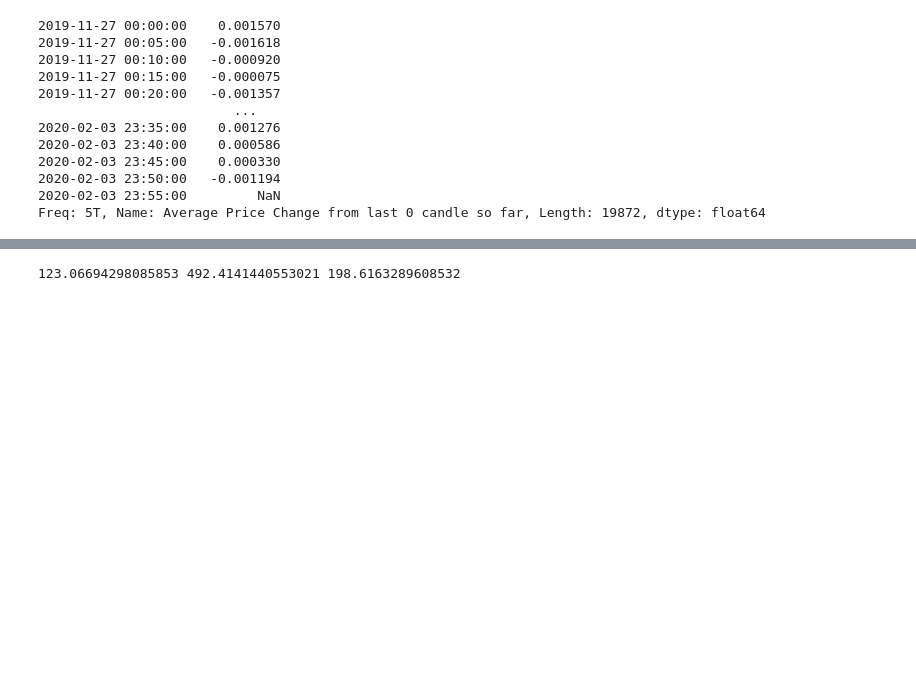
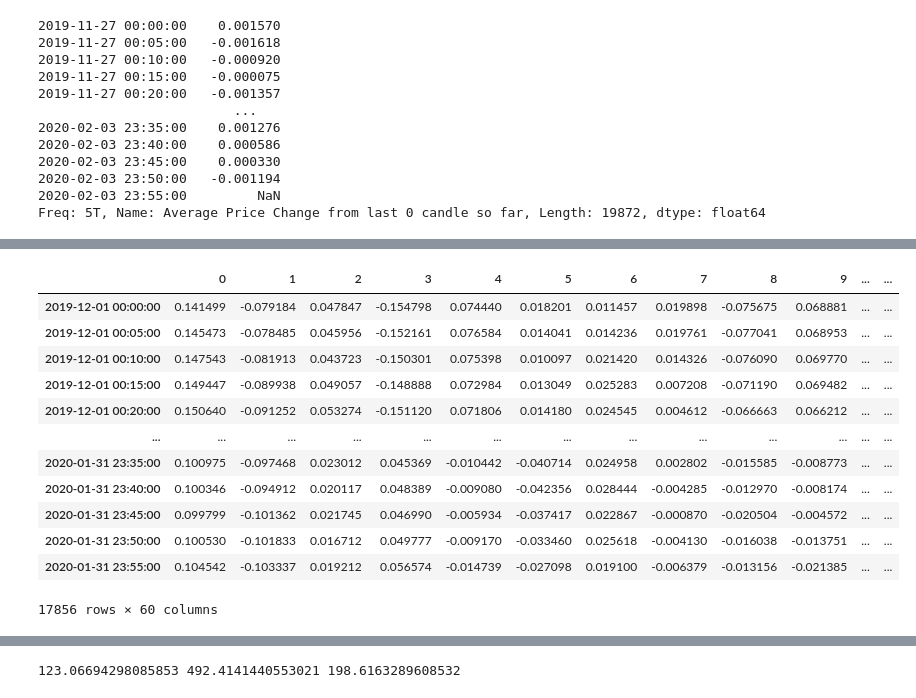
Before and after one commit to MohsenGhodrati/cvx_project_Kalman_Filter, a Jupyter notebook: Experiments.ipynb, the cells around one changed output, grey strips where cells are left out. Drawn from its saved outputs; the diff is of its cells as text; code cells hidden in the pictures; blank space fills up the shorter version.

```diff
--- a/Experiments.ipynb
+++ b/Experiments.ipynb
@@ -247 +247,18 @@ results
 17856 rows × 4 columns
+# %%
+THETA = pd.DataFrame(THETA, index=indices)
+THETA
+# %% [output]
+|  | 0 | 1 | 2 | 3 | 4 | 5 | 6 | 7 | 8 | 9 | ... | ... |
+| 2019-12-01 00:00:00 | 0.141499 | -0.079184 | 0.047847 | -0.154798 | 0.074440 | 0.018201 | 0.011457 | 0.019898 | -0.075675 | 0.068881 | ... | ... |
+| 2019-12-01 00:05:00 | 0.145473 | -0.078485 | 0.045956 | -0.152161 | 0.076584 | 0.014041 | 0.014236 | 0.019761 | -0.077041 | 0.068953 | ... | ... |
+| 2019-12-01 00:10:00 | 0.147543 | -0.081913 | 0.043723 | -0.150301 | 0.075398 | 0.010097 | 0.021420 | 0.014326 | -0.076090 | 0.069770 | ... | ... |
+| 2019-12-01 00:15:00 | 0.149447 | -0.089938 | 0.049057 | -0.148888 | 0.072984 | 0.013049 | 0.025283 | 0.007208 | -0.071190 | 0.069482 | ... | ... |
+| 2019-12-01 00:20:00 | 0.150640 | -0.091252 | 0.053274 | -0.151120 | 0.071806 | 0.014180 | 0.024545 | 0.004612 | -0.066663 | 0.066212 | ... | ... |
+| ... | ... | ... | ... | ... | ... | ... | ... | ... | ... | ... | ... | ... |
+| 2020-01-31 23:35:00 | 0.100975 | -0.097468 | 0.023012 | 0.045369 | -0.010442 | -0.040714 | 0.024958 | 0.002802 | -0.015585 | -0.008773 | ... | ... |
+| 2020-01-31 23:40:00 | 0.100346 | -0.094912 | 0.020117 | 0.048389 | -0.009080 | -0.042356 | 0.028444 | -0.004285 | -0.012970 | -0.008174 | ... | ... |
+| 2020-01-31 23:45:00 | 0.099799 | -0.101362 | 0.021745 | 0.046990 | -0.005934 | -0.037417 | 0.022867 | -0.000870 | -0.020504 | -0.004572 | ... | ... |
+| 2020-01-31 23:50:00 | 0.100530 | -0.101833 | 0.016712 | 0.049777 | -0.009170 | -0.033460 | 0.025618 | -0.004130 | -0.016038 | -0.013751 | ... | ... |
+| 2020-01-31 23:55:00 | 0.104542 | -0.103337 | 0.019212 | 0.056574 | -0.014739 | -0.027098 | 0.019100 | -0.006379 | -0.013156 | -0.021385 | ... | ... |
+17856 rows × 60 columns
```
Also changed, not shown: parts of 5 cells of this notebook, 23 other files.
